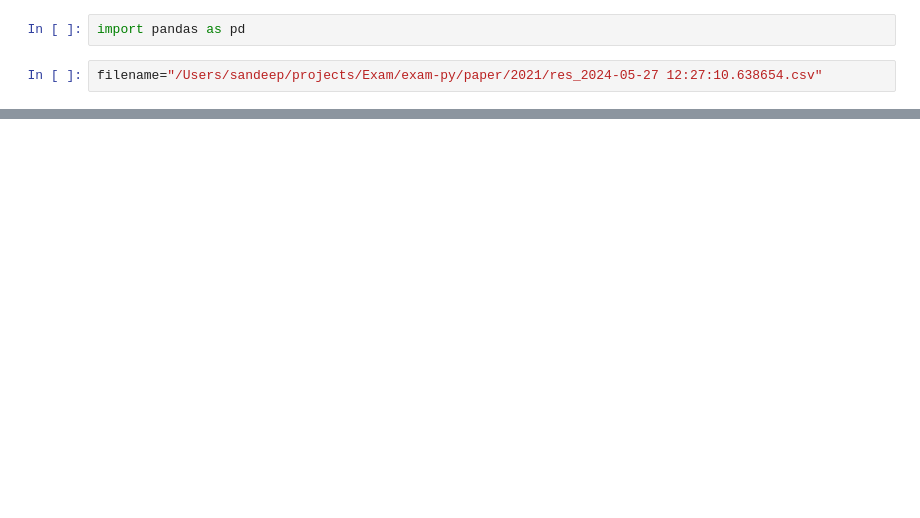
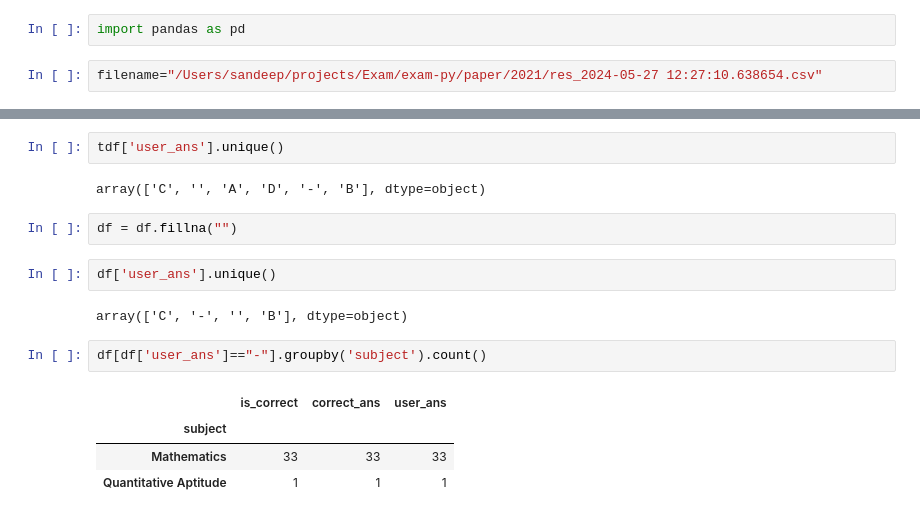
Before and after one commit to sandeepnRES/exam-py, a Jupyter notebook: Untitled.ipynb, the cells around one changed output, grey strips where cells are left out. Drawn from its saved outputs; the diff is of its cells as text; blank space fills up the shorter version.

```diff
--- a/Untitled.ipynb
+++ b/Untitled.ipynb
@@ -30,0 +13,17 @@ os.path.splitext(os.path.basename("res_2024-05-27 12:27:10.638654.csv"))[0]
+# %%
+tdf['user_ans'].unique()
+# %% [output]
+array(['C', '', 'A', 'D', '-', 'B'], dtype=object)
+# %%
+df = df.fillna("")
+# %%
+df['user_ans'].unique()
+# %% [output]
+array(['C', '-', '', 'B'], dtype=object)
+# %%
+df[df['user_ans']=="-"].groupby('subject').count()
+# %% [output]
+|  | is_correct | correct_ans | user_ans |
+| subject |  |  |  |
+| Mathematics | 33 | 33 | 33 |
+| Quantitative Aptitude | 1 | 1 | 1 |
```
Also changed, not shown: parts of 8 cells of this notebook, 4 other files.
